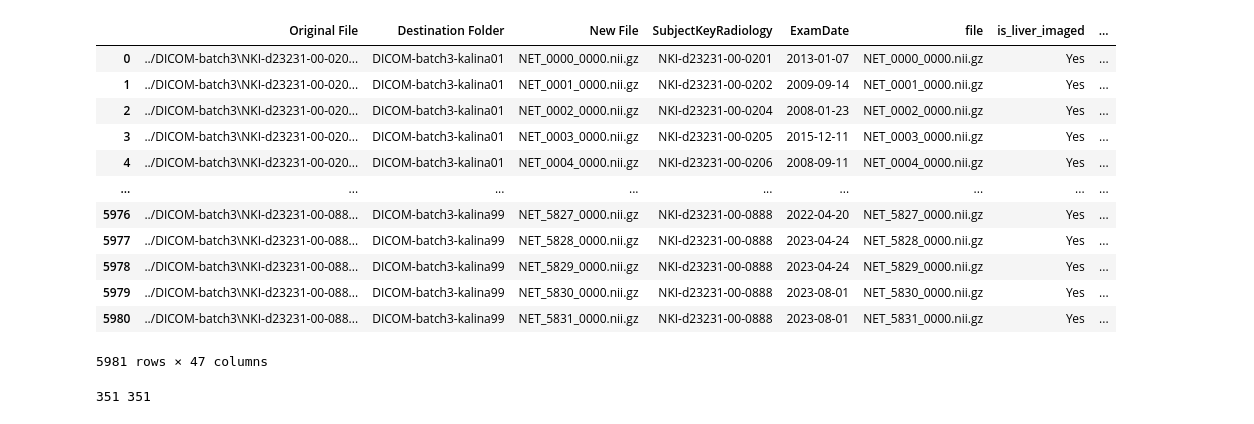
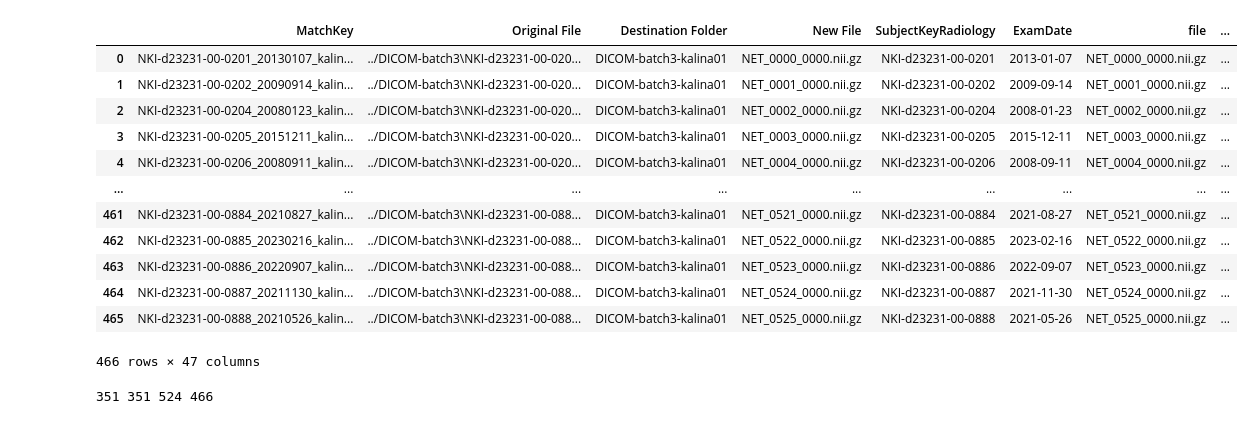
Before and after one commit to ljestaciocerquin/contrast_phase, a Jupyter notebook: data/inter_reader_agreement.ipynb, the cells around one changed output. Drawn from its saved outputs; the diff is of its cells as text; code cells hidden in the pictures.

Commit message:
Updates to the data collection/cleaning process and added the IAA

```diff
--- a/data/inter_reader_agreement.ipynb
+++ b/data/inter_reader_agreement.ipynb
@@ -1,27 +1,28 @@
 # %%
 import pandas as pd
 # %%
-data = pd.read_csv("/projects/net_contrast_classification/contrast_phase/data/cleaned_data/cleaned_data.csv")
-batch3 = data[data["Destination Folder"].str.contains("DICOM-batch3")].reset_index(drop=True)
+data = pd.read_csv("/projects/net_contrast_classification/contrast_phase/data/cleaned_data/final_data.csv")
+batch3 = data[data["Destination Folder"].str.contains("DICOM-batch3-kalina01")].reset_index(drop=True)
 batch3
 # %% [output]
-|  | Original File | Destination Folder | New File | SubjectKeyRadiology | ExamDate | file | is_liver_imaged | ... |
-| 0 | ../DICOM-batch3\NKI-d23231-00-020... | DICOM-batch3-kalina01 | NET_0000_0000.nii.gz | NKI-d23231-00-0201 | 2013-01-07 | NET_0000_0000.nii.gz | Yes | ... |
-| 1 | ../DICOM-batch3\NKI-d23231-00-020... | DICOM-batch3-kalina01 | NET_0001_0000.nii.gz | NKI-d23231-00-0202 | 2009-09-14 | NET_0001_0000.nii.gz | Yes | ... |
-| 2 | ../DICOM-batch3\NKI-d23231-00-020... | DICOM-batch3-kalina01 | NET_0002_0000.nii.gz | NKI-d23231-00-0204 | 2008-01-23 | NET_0002_0000.nii.gz | Yes | ... |
-| 3 | ../DICOM-batch3\NKI-d23231-00-020... | DICOM-batch3-kalina01 | NET_0003_0000.nii.gz | NKI-d23231-00-0205 | 2015-12-11 | NET_0003_0000.nii.gz | Yes | ... |
-| 4 | ../DICOM-batch3\NKI-d23231-00-020... | DICOM-batch3-kalina01 | NET_0004_0000.nii.gz | NKI-d23231-00-0206 | 2008-09-11 | NET_0004_0000.nii.gz | Yes | ... |
+|  | MatchKey | Original File | Destination Folder | New File | SubjectKeyRadiology | ExamDate | file | ... |
+| 0 | NKI-d23231-00-0201_20130107_kalin... | ../DICOM-batch3\NKI-d23231-00-020... | DICOM-batch3-kalina01 | NET_0000_0000.nii.gz | NKI-d23231-00-0201 | 2013-01-07 | NET_0000_0000.nii.gz | ... |
+| 1 | NKI-d23231-00-0202_20090914_kalin... | ../DICOM-batch3\NKI-d23231-00-020... | DICOM-batch3-kalina01 | NET_0001_0000.nii.gz | NKI-d23231-00-0202 | 2009-09-14 | NET_0001_0000.nii.gz | ... |
+| 2 | NKI-d23231-00-0204_20080123_kalin... | ../DICOM-batch3\NKI-d23231-00-020... | DICOM-batch3-kalina01 | NET_0002_0000.nii.gz | NKI-d23231-00-0204 | 2008-01-23 | NET_0002_0000.nii.gz | ... |
+| 3 | NKI-d23231-00-0205_20151211_kalin... | ../DICOM-batch3\NKI-d23231-00-020... | DICOM-batch3-kalina01 | NET_0003_0000.nii.gz | NKI-d23231-00-0205 | 2015-12-11 | NET_0003_0000.nii.gz | ... |
+| 4 | NKI-d23231-00-0206_20080911_kalin... | ../DICOM-batch3\NKI-d23231-00-020... | DICOM-batch3-kalina01 | NET_0004_0000.nii.gz | NKI-d23231-00-0206 | 2008-09-11 | NET_0004_0000.nii.gz | ... |
 | ... | ... | ... | ... | ... | ... | ... | ... | ... |
-| 5976 | ../DICOM-batch3\NKI-d23231-00-088... | DICOM-batch3-kalina99 | NET_5827_0000.nii.gz | NKI-d23231-00-0888 | 2022-04-20 | NET_5827_0000.nii.gz | Yes | ... |
-| 5977 | ../DICOM-batch3\NKI-d23231-00-088... | DICOM-batch3-kalina99 | NET_5828_0000.nii.gz | NKI-d23231-00-0888 | 2023-04-24 | NET_5828_0000.nii.gz | Yes | ... |
-| 5978 | ../DICOM-batch3\NKI-d23231-00-088... | DICOM-batch3-kalina99 | NET_5829_0000.nii.gz | NKI-d23231-00-0888 | 2023-04-24 | NET_5829_0000.nii.gz | Yes | ... |
-| 5979 | ../DICOM-batch3\NKI-d23231-00-088... | DICOM-batch3-kalina99 | NET_5830_0000.nii.gz | NKI-d23231-00-0888 | 2023-08-01 | NET_5830_0000.nii.gz | Yes | ... |
-| 5980 | ../DICOM-batch3\NKI-d23231-00-088... | DICOM-batch3-kalina99 | NET_5831_0000.nii.gz | NKI-d23231-00-0888 | 2023-08-01 | NET_5831_0000.nii.gz | Yes | ... |
+| 461 | NKI-d23231-00-0884_20210827_kalin... | ../DICOM-batch3\NKI-d23231-00-088... | DICOM-batch3-kalina01 | NET_0521_0000.nii.gz | NKI-d23231-00-0884 | 2021-08-27 | NET_0521_0000.nii.gz | ... |
+| 462 | NKI-d23231-00-0885_20230216_kalin... | ../DICOM-batch3\NKI-d23231-00-088... | DICOM-batch3-kalina01 | NET_0522_0000.nii.gz | NKI-d23231-00-0885 | 2023-02-16 | NET_0522_0000.nii.gz | ... |
+| 463 | NKI-d23231-00-0886_20220907_kalin... | ../DICOM-batch3\NKI-d23231-00-088... | DICOM-batch3-kalina01 | NET_0523_0000.nii.gz | NKI-d23231-00-0886 | 2022-09-07 | NET_0523_0000.nii.gz | ... |
+| 464 | NKI-d23231-00-0887_20211130_kalin... | ../DICOM-batch3\NKI-d23231-00-088... | DICOM-batch3-kalina01 | NET_0524_0000.nii.gz | NKI-d23231-00-0887 | 2021-11-30 | NET_0524_0000.nii.gz | ... |
+| 465 | NKI-d23231-00-0888_20210526_kalin... | ../DICOM-batch3\NKI-d23231-00-088... | DICOM-batch3-kalina01 | NET_0525_0000.nii.gz | NKI-d23231-00-0888 | 2021-05-26 | NET_0525_0000.nii.gz | ... |
-5981 rows × 47 columns
+466 rows × 47 columns
 # %%
-giovanni_batch3 = pd.read_csv("/projects/net_contrast_classification/contrast_phase/data/giovanni_data/NET_annotations.csv")
-christina_batch3 = pd.read_csv("/projects/net_contrast_classification/contrast_phase/data/christina_data/NET_annotations.csv")
+giovanni_batch3 = pd.read_csv("/projects/net_contrast_classification/contrast_phase/data/IAA/giovanni_data.csv")
+christina_batch3 = pd.read_csv("/projects/net_contrast_classification/contrast_phase/data/IAA/christina_data.csv")
+kalina_batch3 = pd.read_csv("/projects/net_contrast_classification/contrast_phase/data/IAA/kalina_data.csv")
 
-print(len(giovanni_batch3), len(christina_batch3))
+print(len(giovanni_batch3), len(christina_batch3), len(kalina_batch3), len(batch3))
 # %% [output]
-351 351
+351 351 524 466
```
Also changed, not shown: parts of 28 cells of this notebook, 12 other files.
